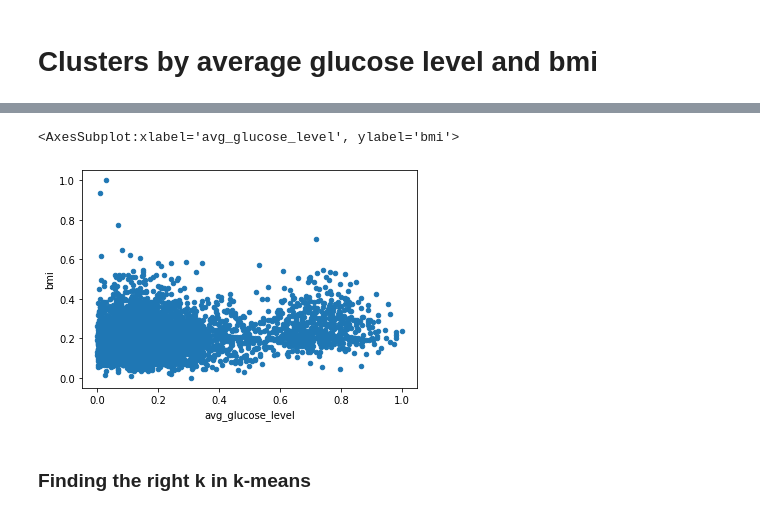
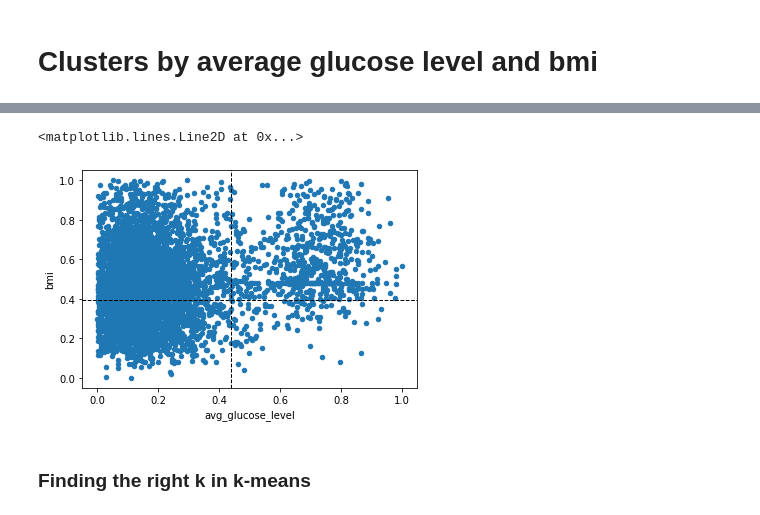
Before and after one commit to lrnz-asnprs/stroke-prediction-project, a Jupyter notebook: notebooks/hand-in notebooks/Cluster_section_hand-in.ipynb, the cells around one changed output, grey strips where cells are left out. Cells and saved outputs as stored; diff of their text form; code cells hidden in the pictures.

```diff
--- a/notebooks/hand-in notebooks/Cluster_section_hand-in.ipynb
+++ b/notebooks/hand-in notebooks/Cluster_section_hand-in.ipynb
@@ -24,0 +40,6 @@ df.head(3)
+# %%
+#Outlier handling
+Q1 = df["bmi"].quantile(0.25)
+Q3 = df["bmi"].quantile(0.75)
+IQR = Q3 - Q1
+gluc_bmi = gluc_bmi.loc[(gluc_bmi['bmi'] > (Q1-(1.5*IQR))) & (gluc_bmi['bmi'] < (Q3+(1.5*IQR)))]
@@ -25,2 +58,13 @@ df.head(3)
+# %%
+#BMI tredshold
+BMI_min = gluc_bmi["bmi"].describe()['min']
+BMI_max = gluc_bmi["bmi"].describe()['max']
+BMI_scaled = (25 - BMI_min)/(BMI_max-BMI_min)
+
+
+#Avg_gluc_level tredshold
+gluc_min = gluc_bmi["avg_glucose_level"].describe()['min']
+gluc_max = gluc_bmi["avg_glucose_level"].describe()['max']
+gluc_scaled = (150 - gluc_min)/(gluc_max-gluc_min)
 # %% [markdown]
 # Clusters by average glucose level and bmi
@@ -76,10 +86,10 @@ gluc_bmi_stroke
 # %%
 gluc_bmi.plot.scatter("avg_glucose_level","bmi")
-#plt.axvline(150, color='k', linestyle='dashed', linewidth=1) #must be converted
-#plt.axhline(25, color='k', linestyle='dashed', linewidth=1) #must be converted
+plt.axvline(gluc_scaled, color='k', linestyle='dashed', linewidth=1)
+plt.axhline(BMI_scaled, color='k', linestyle='dashed', linewidth=1)
 # %% [output]
-<AxesSubplot:xlabel='avg_glucose_level', ylabel='bmi'>
+<matplotlib.lines.Line2D at 0x...>
-[figure, old version]
+[figure, new version]
 # %% [markdown]
 ### Finding the right k in k-means
 # %% [markdown]
```
Also changed, not shown: parts of 19 cells of this notebook.
